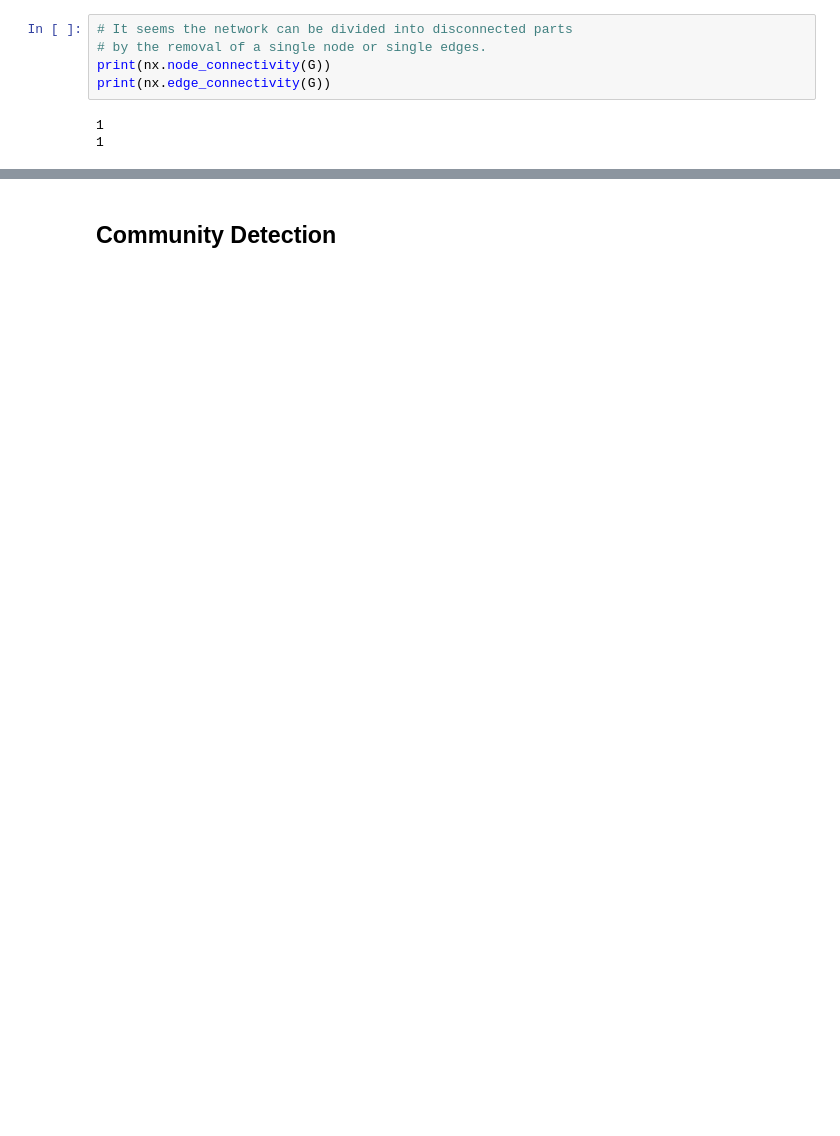
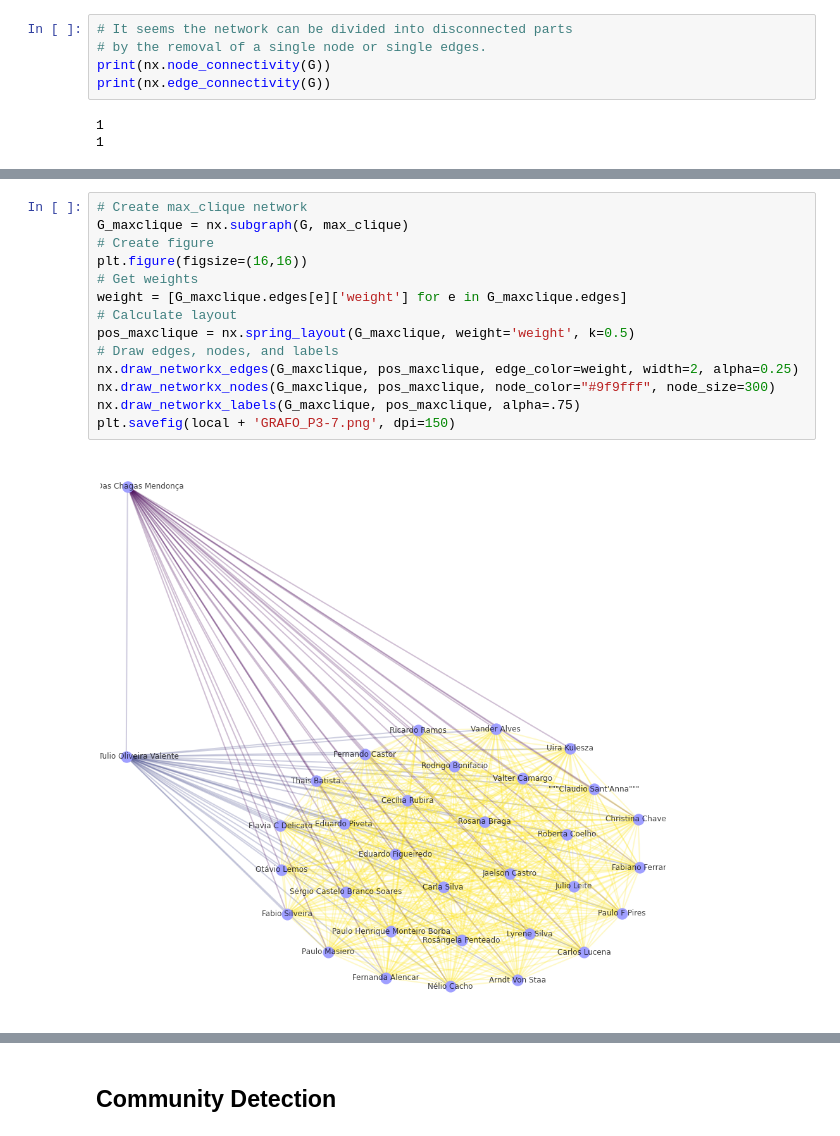
Before and after one commit to makaires77/Grafos-2021, a Jupyter notebook: GRAFOS_P4_Coautoria.ipynb, the cells around one changed output, grey strips where cells are left out. Saved outputs shown, nothing was run; the diff lists cells and outputs as text; blank space fills up the shorter version.

Commit message:
2a versão Grafo Coautoria PPGIA

```diff
--- a/GRAFOS_P4_Coautoria.ipynb
+++ b/GRAFOS_P4_Coautoria.ipynb
@@ -301,0 +393,16 @@ print(nx.edge_connectivity(G))
+# %%
+# Create max_clique network
+G_maxclique = nx.subgraph(G, max_clique)
+# Create figure
+plt.figure(figsize=(16,16))
+# Get weights
+weight = [G_maxclique.edges[e]['weight'] for e in G_maxclique.edges]
+# Calculate layout
+pos_maxclique = nx.spring_layout(G_maxclique, weight='weight', k=0.5)
+# Draw edges, nodes, and labels
+nx.draw_networkx_edges(G_maxclique, pos_maxclique, edge_color=weight, width=2, alpha=0.25)
+nx.draw_networkx_nodes(G_maxclique, pos_maxclique, node_color="#9f9fff", node_size=300)
+nx.draw_networkx_labels(G_maxclique, pos_maxclique, alpha=.75)
+plt.savefig(local + 'GRAFO_P3-7.png', dpi=150)
+# %% [output]
+[figure, added]
```
Also changed, not shown: parts of 63 cells of this notebook.
